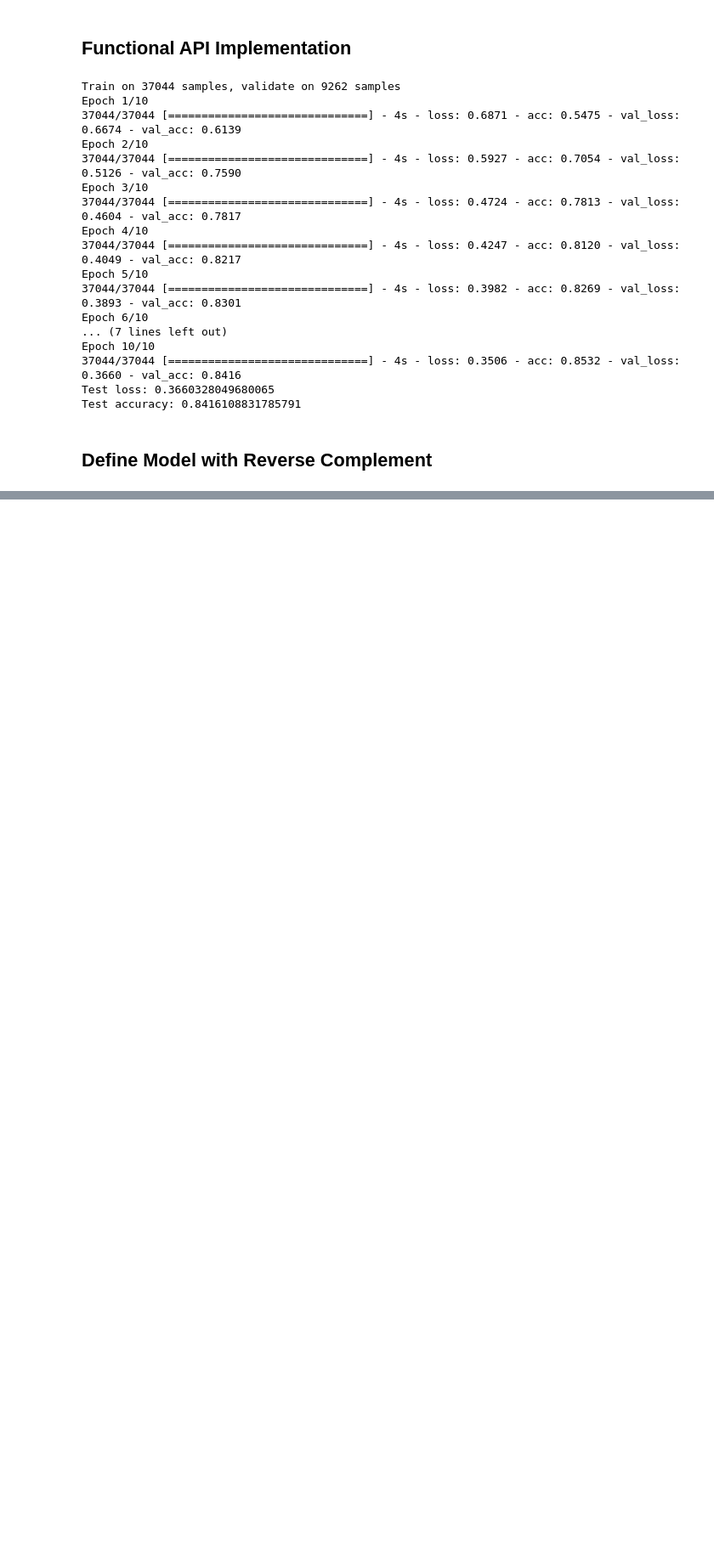
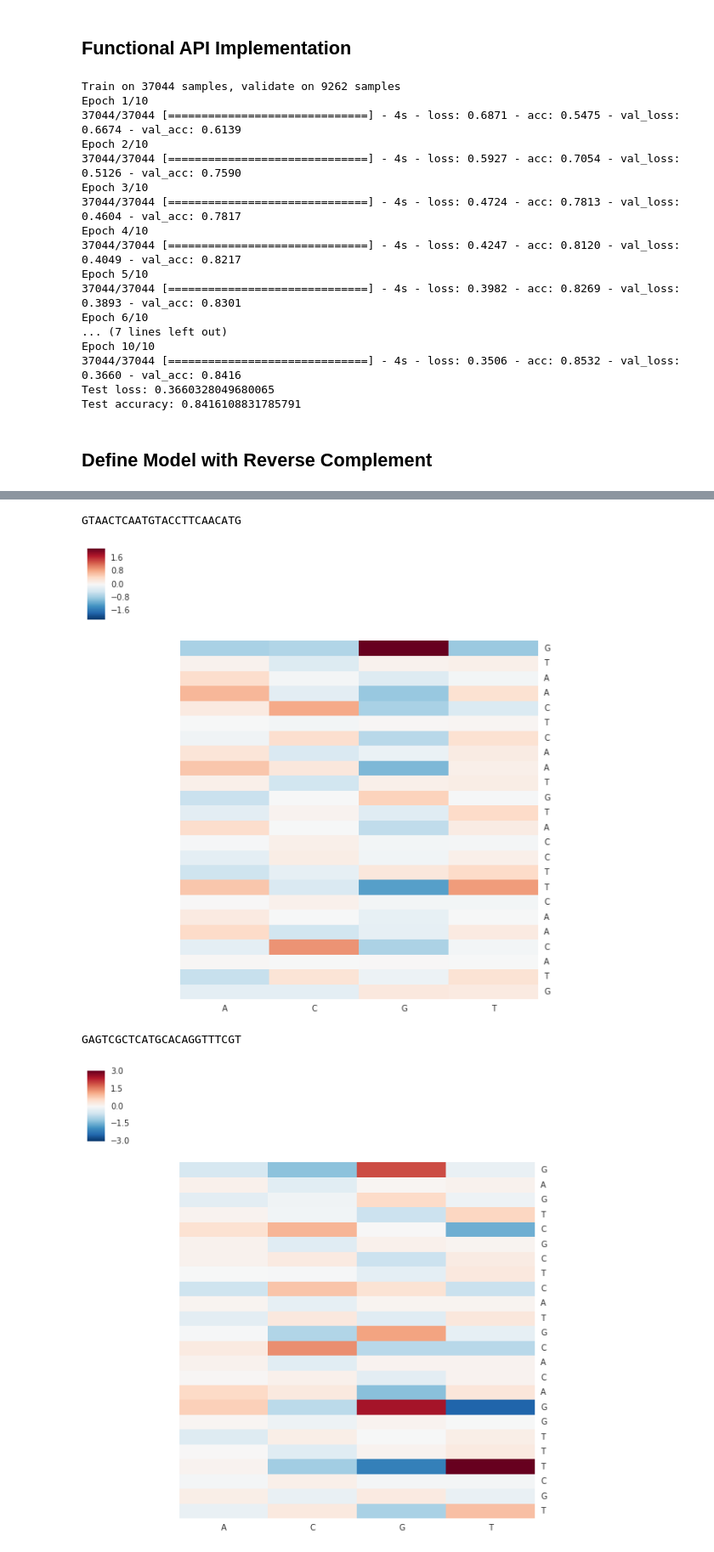
Before and after one commit to jenhantao/ipython-notebooks, a Jupyter notebook: DeepBind Analysis.ipynb, the cells around one changed output, grey strips where cells are left out. Shown at 85% size. Drawn from its saved outputs; the diff is of its cells as text; code cells hidden in the pictures; blank space fills up the shorter version.

Commit message:
added heatmap representations and updated parameters

```diff
--- a/DeepBind Analysis.ipynb
+++ b/DeepBind Analysis.ipynb
@@ -252,2 +261,5 @@ y_test = keras.utils.to_categorical(y_test, num_classes)
+# %%
+convolution_initializer = keras.initializers.glorot_uniform()
+dense_initializer = keras.initializers.glorot_uniform()
 # %%
 num_classes = 2
@@ -317,0 +337,31 @@ Test accuracy: 0.894839127618225
+# %%
+weights = model.get_layer('shared_motif_convolution').get_weights()
+# %%
+motifs = weights[0]
+# %%
+index_seq_dict = dict(zip(range(4), ['A','C', 'G', 'T']))
+# %%
+seq_list = []
+for motif in motifs.reshape(num_motifs, motif_size, 4):
+    normed_motif = np.array([row - np.mean(row) for row in motif])
+
+    sequence = ''.join([index_seq_dict[np.argmax(x)] for x in motif])
+    seq_list.append(sequence)
+    normed_motif = pd.DataFrame(normed_motif, index = list(sequence), columns=['A','C','G','T'])
+    print(sequence)
+    cg = sns.clustermap(normed_motif,
+#                   z_score=0,
+                  row_cluster = False,
+                  col_cluster=False,
+#                   vmin=-0.2,
+#                   vmax=0.2
+                  )
+    plt.setp(cg.ax_heatmap.yaxis.get_majorticklabels(), rotation=0)
+    plt.show()
+for s in seq_list:
+    print(s)
+# %% [output]
+GTAACTCAATGTACCTTCAACATG
+[figure, added]
+GAGTCGCTCATGCACAGGTTTCGT
+[figure, added]
```
Also changed, not shown: parts of 8 cells of this notebook.
